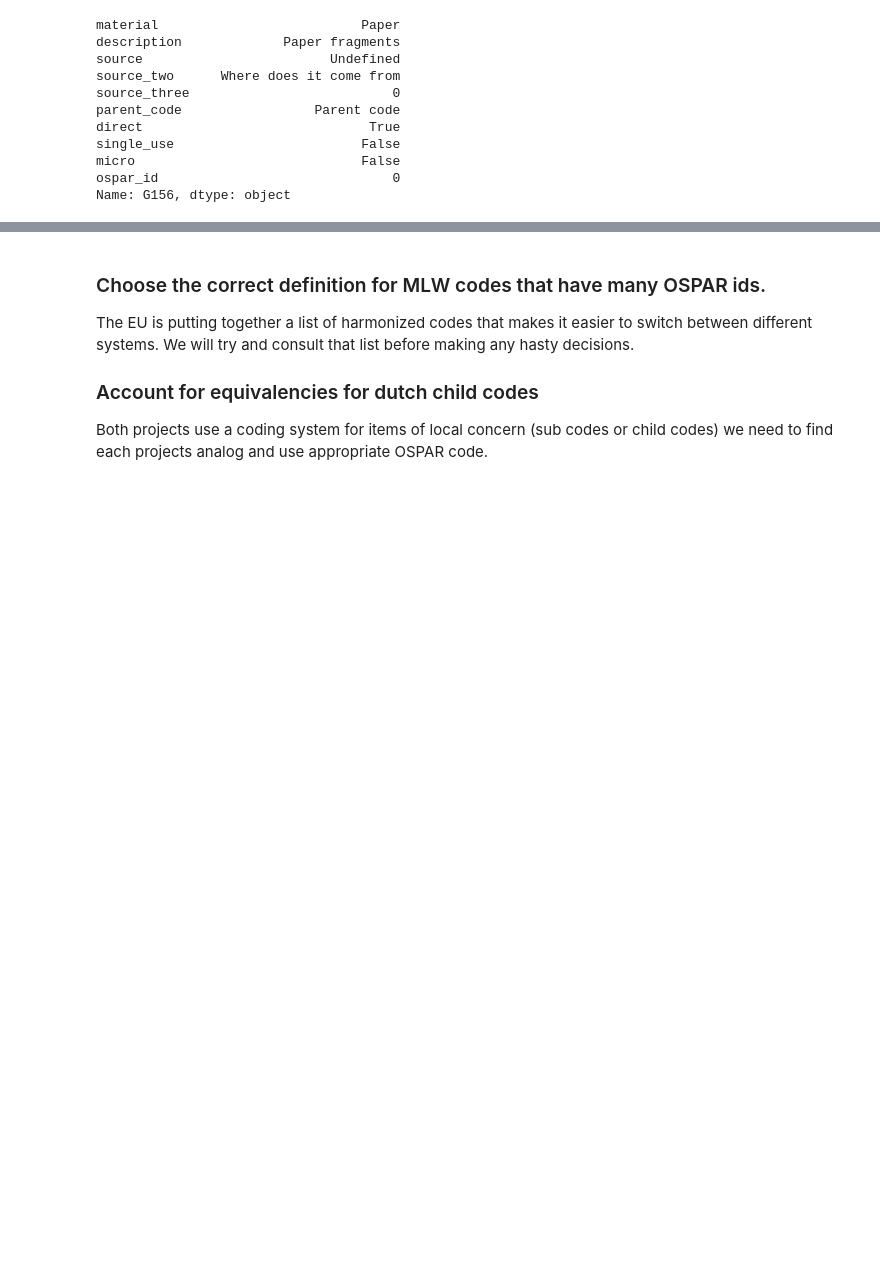
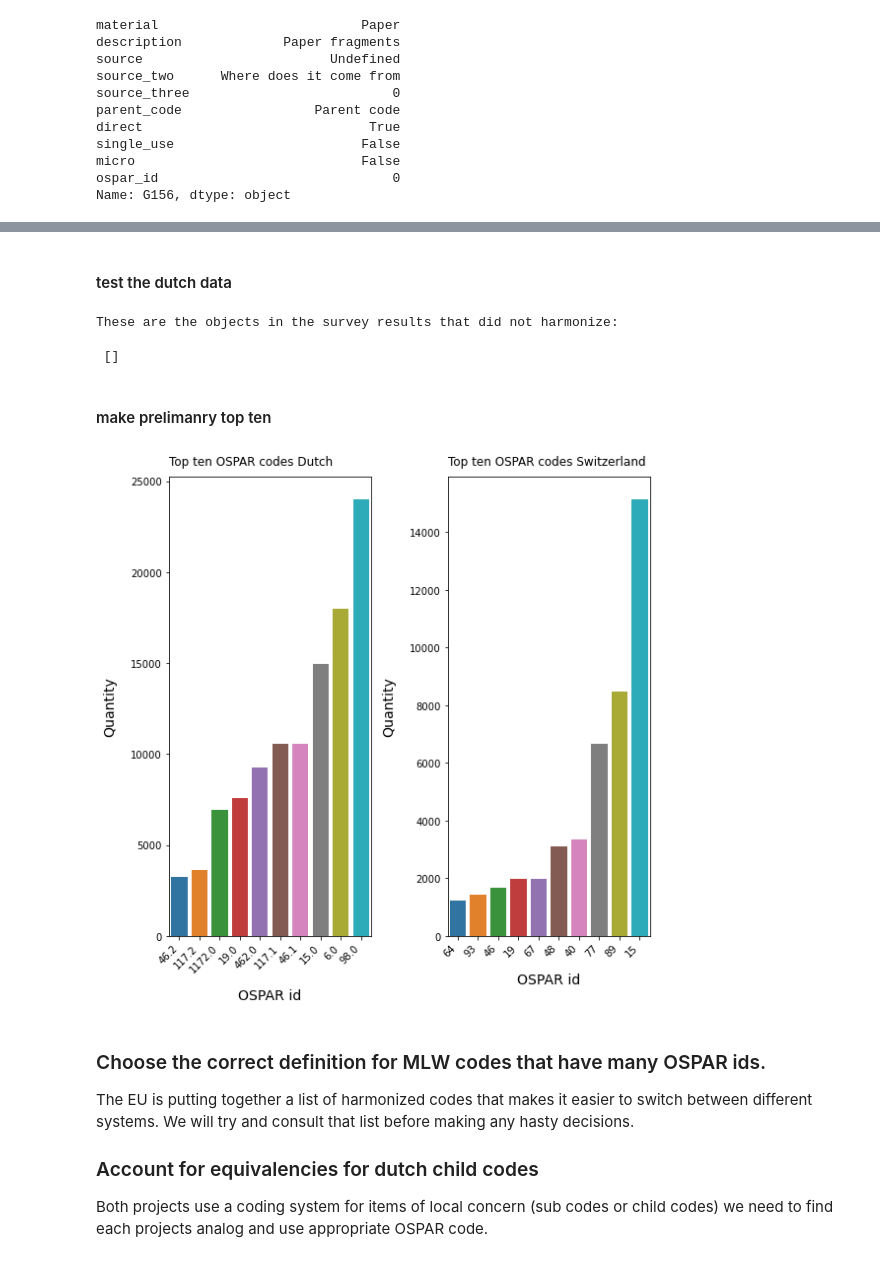
Before and after one commit to hammerdirt-analyst/rhinecode, a Jupyter notebook: harmonizecodes.ipynb, the cells around one changed output, grey strips where cells are left out. Drawn from its saved outputs; the diff is of its cells as text; code cells hidden in the pictures; blank space fills up the shorter version.

Commit message:
initial top ten results harmonized codes

```diff
--- a/harmonizecodes.ipynb
+++ b/harmonizecodes.ipynb
@@ -366,3 +382,0 @@ swiss_codes[swiss_codes['ospar_id'] == 0]
-# %%
-swiss_surveys.date = pd.to_datetime(swiss_surveys.date)
-scodes_used[scodes_used.ospar_id == 0].index
@@ -502,0 +542,53 @@ swiss_codes[(swiss_codes.ospar_id == 0)&(swiss_codes.parent_code == 'Parent code
+# %% [markdown]
+#### test the dutch data
+# %%
+# make a map of ospar deifnitions from the dutch codes
+dutch_map = dutch_codes[['ID','ospar_id']]
+dutch_map.set_index('ID', inplace=True)
+# %%
+# apply the map to the harmonized survey results
+use_these = pd.read_csv(F"{output}/harmonized_results/dutch_surveys_h.csv")
+use_these['ospar_id'] = use_these.object.map(lambda x:apply_ospar_defs(x,dutch_map) )
+
+print(F"\nThese are the objects in the survey results that did not harmonize:\n\n {use_these[use_these.ospar_id == 0].object.unique()}\n")
+# %% [output]
+These are the objects in the survey results that did not harmonize:
+
+ []
+# %% [markdown]
+#### make prelimanry top ten
+# %%
+# group and sort by code values:
+code_totals_dutch = use_these.groupby('ospar_id').quantity.sum()
+code_totals_swiss = ch_dated.groupby('ospar_id').quantity.sum()
+topten_d = code_totals_dutch.sort_values(ascending=False)
+topten_ch = code_totals_swiss.sort_values(ascending=False)
+# %%
+# set some params
+title_k = {'loc':'left', 'pad':12, 'linespacing':1.5, 'fontsize':12}
+xlab_k = {'labelpad':12, 'fontsize':12}
+xlab_k14 = {'labelpad':14, 'fontsize':14}
+
+# plot that
+
+fig, axs = plt.subplots(1,2, figsize=(8,8))
+
+sns.barplot(data=topten_d.iloc[:10], x=topten_d.iloc[:10].index, y=topten_d.iloc[:10], ax=axs[0])
+sns.barplot(data=topten_ch.iloc[:10], x=topten_ch.iloc[:10].index, y=topten_ch.iloc[:10], ax=axs[1])
+xticklabels =topten_d.iloc[:10].index.values
+axs[0].set_title('Top ten OSPAR codes Dutch', **title_k)
+axs[0].set_xticklabels(xticklabels, rotation = 45, ha="right")
+axs[0].set_xlabel('OSPAR id', **xlab_k14)
+axs[0].set_ylabel('Quantity', **xlab_k14)
+
+xticklabels =topten_ch.iloc[:10].index.values
+axs[1].set_title('Top ten OSPAR codes Switzerland', **title_k)
+axs[1].set_xticklabels(xticklabels, rotation = 45, ha="right")
+axs[1].set_xlabel('OSPAR id', **xlab_k14)
+axs[1].set_ylabel('Quantity', **xlab_k14)
+plt.tight_layout()
+fname = F"{project_directory}/initial_topten_results.jpg"
+plt.savefig(fname, dpi=300,)
+plt.show()
+# %% [output]
+[figure, added]
```
Also changed, not shown: parts of 46 cells of this notebook, 2 other files.
